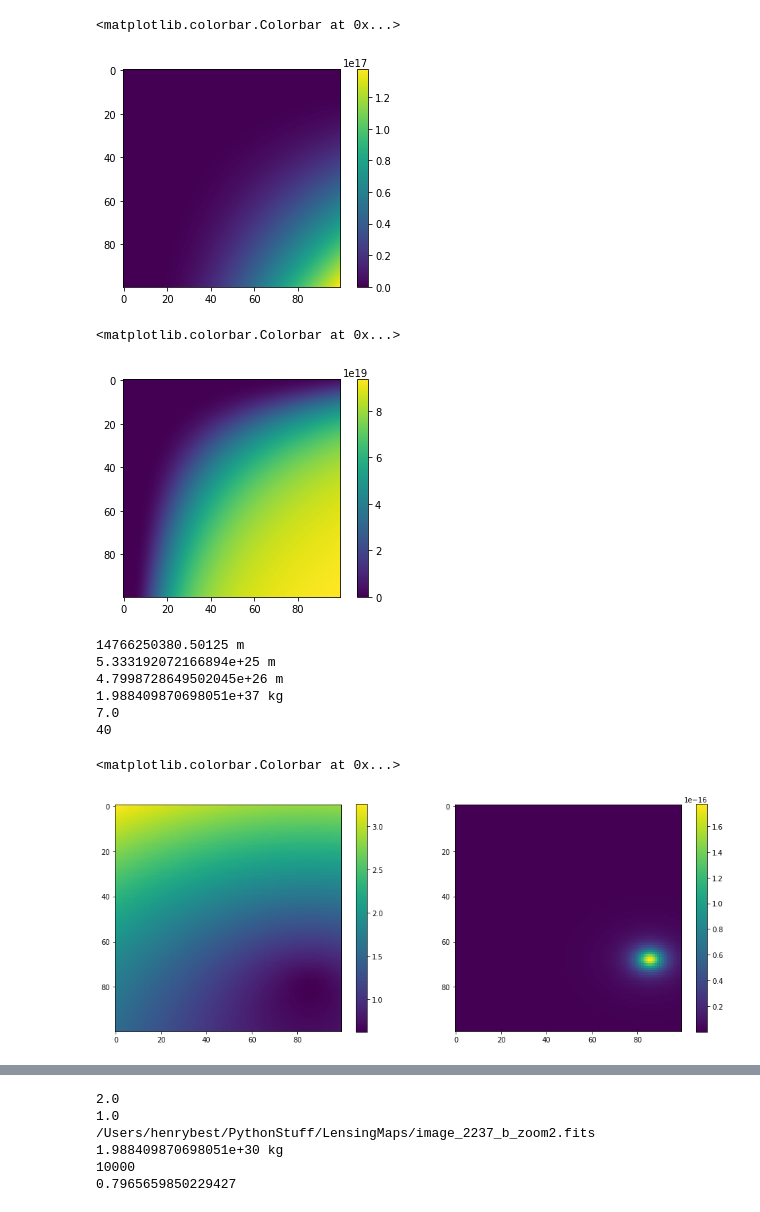
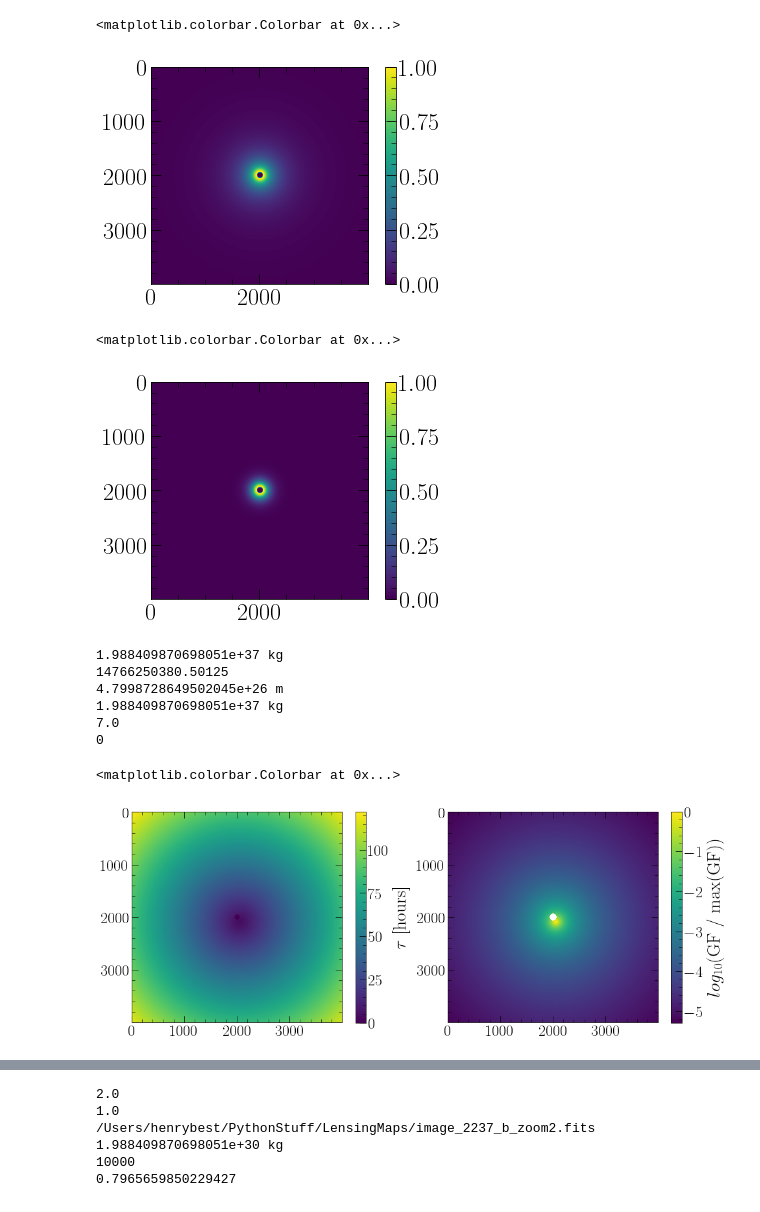
Before and after one commit to Henry-Best-01/Amoeba, a Jupyter notebook: ClassTest.ipynb, the cells around one changed output, grey strips where cells are left out. Cells and saved outputs as stored; diff of their text form; code cells hidden in the pictures.

```diff
--- a/ClassTest.ipynb
+++ b/ClassTest.ipynb
@@ -11,11 +14,17 @@ import sys
 # %%
-Temp = np.zeros((100,100))
+MEXP = 7.0
+mass = 10**MEXP * const.M_sun.to(u.kg)
+numGRs = 2000
+rg = QMF.CalcRg(mass)
+xvals = np.linspace(-numGRs, numGRs, 4000)
+yvals = xvals.copy()
+XV, YV = np.meshgrid(yvals, xvals)
+Rmap = (XV**2 + YV**2)**0.5
+Temp = QMF.AccDiskTemp(Rmap*rg, 50 * rg, mass, 3424, eddingtons=0.15) # eddingtons overwrites M_dot (defined fictionally here as 3424), setting R_in to be large
 Vmap = np.zeros(np.shape(Temp))
 Gmap = np.ones(np.shape(Temp))
-for jj in range(np.size(Temp, 0)):
-    for kk in range(np.size(Temp, 1)):
-        Temp[jj, kk] = jj*10 + kk*50 + jj*kk*5 + 10
-image = plt.imshow(Temp)
+
+image = plt.imshow(np.log10(Temp))
 plt.colorbar(image)
 # %% [output]
 <matplotlib.colorbar.Colorbar at 0x...>
@@ -23,12 +32,8 @@ plt.colorbar(image)
 # %%
-MEXP = 7.0
-mass = 10**MEXP * const.M_sun.to(u.kg)
-
 redshift = 2.0
-inc_angle = 40
-nGRs = 100
+inc_angle = 0
 # %%
-DiskModel = Amoeba.ThinDisk(MEXP,redshift,nGRs, inc_angle,Temp,Vmap,Gmap,name='Testing')
+DiskModel = Amoeba.ThinDisk(MEXP,redshift,numGRs, inc_angle,50, Temp,Vmap,Gmap,Rmap,name='Testing')
 # %%
 x = np.linspace(1, 400, 400)
 temps0 = np.zeros(np.shape(x))
@@ -47,9 +55,9 @@ plt.plot(temps1)
 # %%
-BrightnessMap = DiskModel.CreateRestSurfaceIntensityMap(200)
+BrightnessMap = DiskModel.MakeSurfaceIntensityMap(2000)
 # %%
-image2 = plt.imshow((BrightnessMap))
+image2 = plt.imshow((BrightnessMap)/np.max(BrightnessMap))
 plt.colorbar(image2)
 # %% [output]
 <matplotlib.colorbar.Colorbar at 0x...>
-[figure, old version]
+[figure, new version]
 # %%
@@ -57,35 +65,37 @@ DerMap = DiskModel.CreateReprocessedEmissionMap(400)
 # %%
-image3 = plt.imshow(DerMap)
+image3 = plt.imshow(DerMap/np.max(DerMap))
 plt.colorbar(image3)
 # %% [output]
 <matplotlib.colorbar.Colorbar at 0x...>
-[figure, old version]
+[figure, new version]
 # %%
-print(DiskModel.GetGeometricUnit())
-print(DiskModel.AngDiameterDistance())
-print(DiskModel.CalculateLuminosityDistance())
 print(DiskModel.mass)
-print(DiskModel.mass_exponent)
+print(DiskModel.pxsize)
+print(DiskModel.lum_dist)
+print(DiskModel.mass)
+print(DiskModel.mass_exp)
 print(DiskModel.inc_ang)
 # %% [output]
-14766250380.50125 m
-5.333192072166894e+25 m
+1.988409870698051e+37 kg
+14766250380.50125
 4.7998728649502045e+26 m
 1.988409870698051e+37 kg
 7.0
-40
+0
 # %%
-cheight = 6
-axisoffset = 50
-angleoffset = 315
-delaymap = DiskModel.CreateTimeDelayMap(cheight, axisoffset=axisoffset, angleoffset=angleoffset)
-geomap = DiskModel.CreateGeometricFactorMap(cheight, axisoffset=axisoffset, angleoffset=angleoffset)
+cheight = 50   #units R_g
+axisoffset = 100  # units R_g
+angleoffset = 30 # units deg, 0 is towards observer, phi increases counter-clockwise
+delaymap = DiskModel.MakeTimeDelayMap(coronaheight=cheight, axisoffset=axisoffset, angleoffset=angleoffset)
+geomap = QMF.ConstructGeometricDiskFactor(DiskModel.MakeDBDTMap(300), DiskModel.inc_ang,
+                        DiskModel.mass, DiskModel.c_height, numGRs=2*DiskModel.numGRs, albedo=0,
+                        axisoffset=axisoffset, angleoffset=angleoffset)
 fig, ax = plt.subplots(1,2, figsize=(16,6))
 img = ax[0].imshow(delaymap)
-img2 = ax[1].imshow(geomap)
-plt.colorbar(img, ax=ax[0])
-plt.colorbar(img2, ax=ax[1])
+img2 = ax[1].imshow(np.log10(geomap/np.max(geomap)))
+plt.colorbar(img, ax=ax[0], label=r"$\tau$ [hours]")
+plt.colorbar(img2, ax=ax[1], label=r'$log_{10}$(GF / max(GF))') # GF = Geometric Factor--independent of surface temp
 # %% [output]
 <matplotlib.colorbar.Colorbar at 0x...>
-[figure, old version]
+[figure, new version]
 # %%
```
Also changed, not shown: parts of 31 cells of this notebook.
